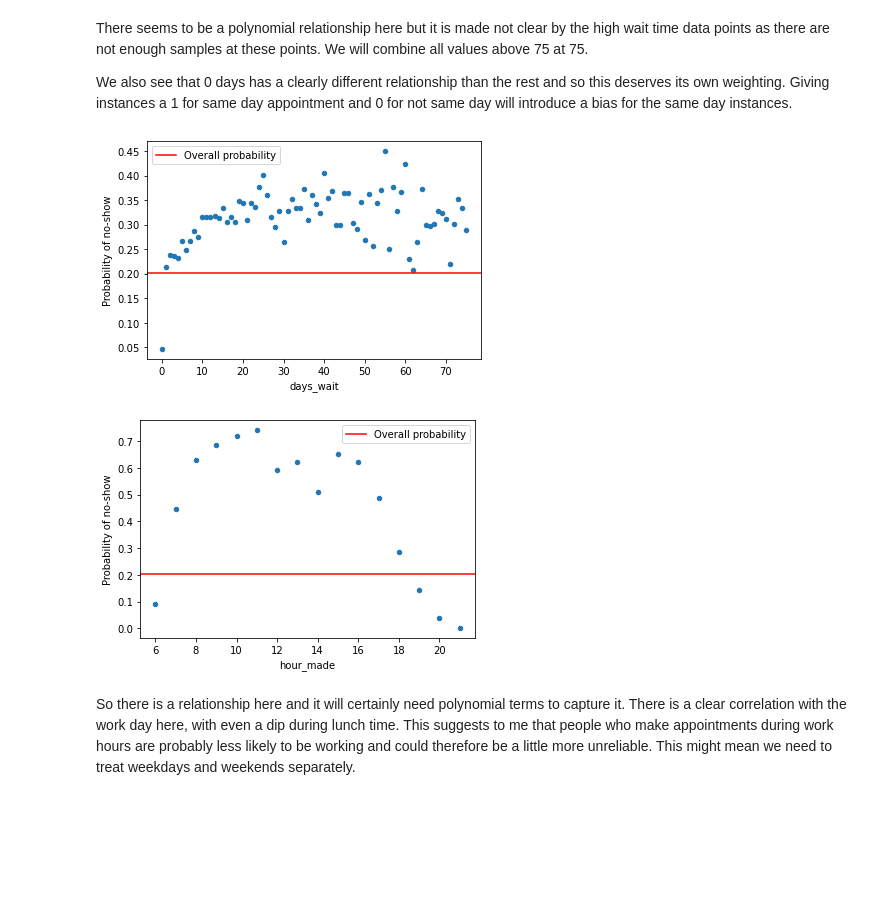
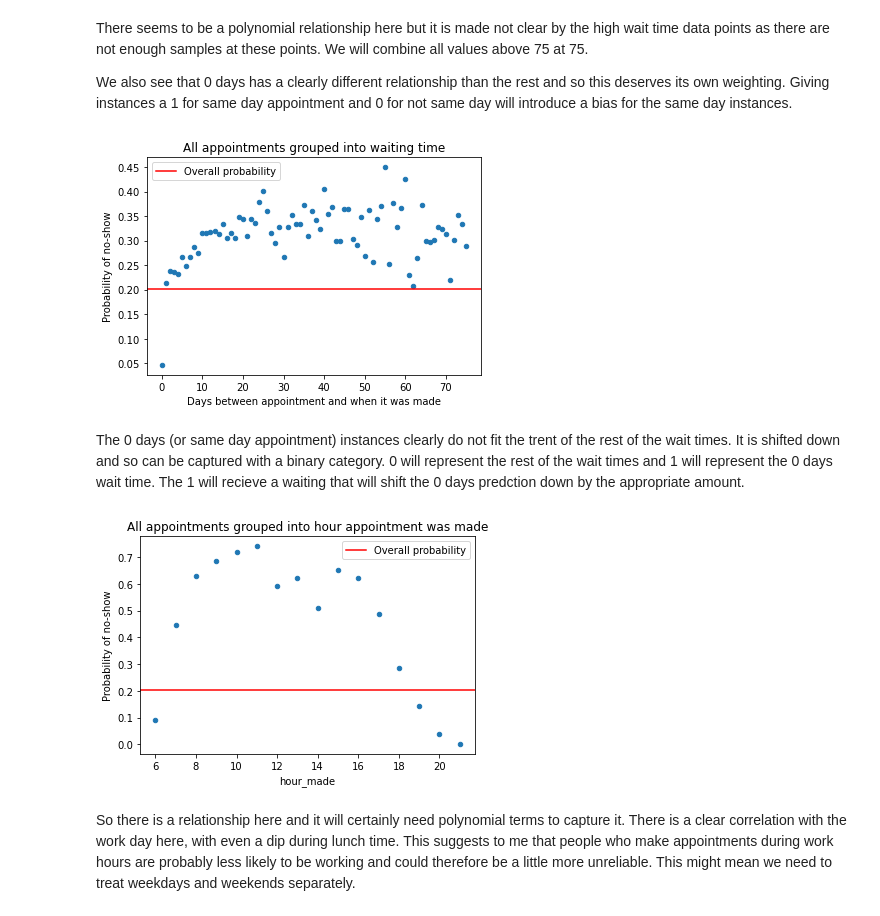
Before and after one commit to foxfoxfox7/Learning-machine-learning, a Jupyter notebook: logistic_regression/Medical_noshow_with_logistic_regression.ipynb, the cells around one changed output. Cells and saved outputs as stored; diff of their text form; code cells hidden in the pictures; blank space fills up the shorter version.

```diff
--- a/logistic_regression/Medical_noshow_with_logistic_regression.ipynb
+++ b/logistic_regression/Medical_noshow_with_logistic_regression.ipynb
@@ -419,27 +532,40 @@ There seems to be a polynomial relationship here but it is made not clear by the
 
 We also see that 0 days has a clearly different relationship than the rest and so this deserves its own weighting. Giving instances a 1 for same day appointment and 0 for not same day will introduce a bias for the same day instances.
 # %%
+# Creating a feature for if the appointment was made on the same day
 df['same_day'] = np.NaN
 df.loc[df['days_wait'] == 0, 'same_day'] = 1
 df['same_day'].fillna(0, inplace=True)
 
+# capping the wait time at 75. above that there aren't enough samples for
+# reliable data
 max_days = 75
 df['days_wait'][df['days_wait'] >= max_days] = max_days
 
+# Grouping all appointments into number of days waiting and caluclaing the
+# probability of no-show
 df_days = pd.concat([df.groupby('days_wait')['No'].sum(), df.groupby('days_wait')['Yes'].sum()], axis=1)
 df_days['Total'] = df_days['No'] + df_days['Yes']
 df_days['Probability of no-show'] = df_days['Yes'] / df_days['Total']
 df_days.reset_index(inplace=True)
 
+# Plotting the probabilities
 df_days.plot(kind='scatter', x='days_wait', y='Probability of no-show')
 plt.axhline(noshow_prob, c='r', label='Overall probability')
 plt.legend()
+plt.title('All appointments grouped into waiting time')
+plt.xlabel('Days between appointment and when it was made')
 plt.show()
 # %% [output]
-[figure, old version]
+[figure, new version]
+# %% [markdown]
+The 0 days (or same day appointment) instances clearly do not fit the trent of the rest of the wait times. It is shifted down and so can be captured with a binary category. 0 will represent the rest of the wait times and 1 will represent the 0 days wait time. The 1 will recieve a waiting that will shift the 0 days predction down by the appropriate amount.
 # %%
+# Extracting the hour of the day form the appointment made time
 df['hour_made'] = df['AppointMade'].dt.hour
 
+# GRouping all appointments into the time of day it was made and
+# calculating probability of no-show for each value
 df_hour = pd.concat([df.groupby('hour_made')['No'].sum(), df.groupby('hour_made')['Yes'].sum()], axis=1)
 df_hour['Total'] = df_days['No'] + df_hour['Yes']
 df_hour['Probability of no-show'] = df_hour['Yes'] / df_hour['Total']
@@ -448,9 +574,10 @@ df_hour.reset_index(inplace=True)
 df_hour.plot(kind='scatter', x='hour_made', y='Probability of no-show')
 plt.axhline(noshow_prob, c='r', label='Overall probability')
 plt.legend()
+plt.title('All appointments grouped into hour appointment was made')
 plt.show()
 # %% [output]
-[figure, old version]
+[figure, new version]
 # %% [markdown]
 So there is a relationship here and it will certainly need polynomial terms to capture it. There is a clear correlation with the work day here, with even a dip during lunch time. This suggests to me that people who make appointments during work hours are probably less likely to be working and could therefore be a little more unreliable. This might mean we need to treat weekdays and weekends separately.
 # %%
```
Also changed, not shown: parts of 62 cells of this notebook.
